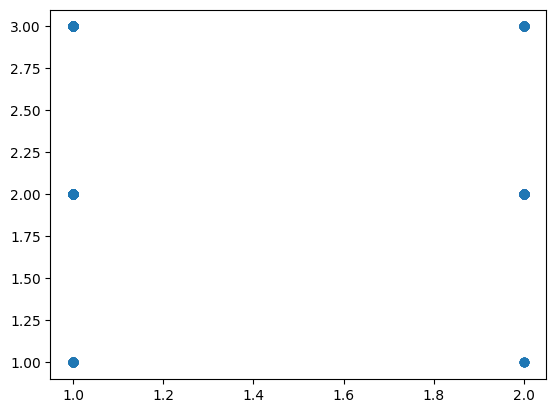
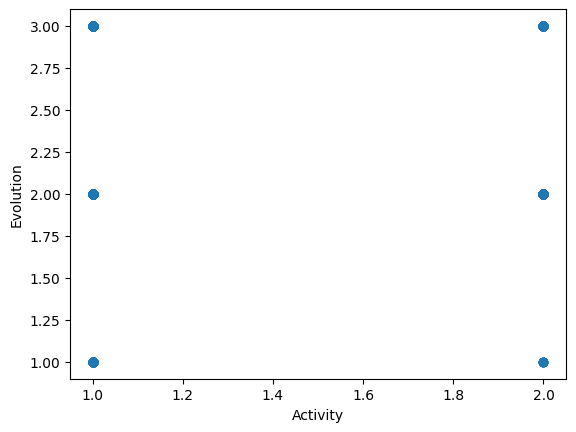
The change to this notebook cell's code, shown as a diff; its figure went from the first image to the second:
--- before
+++ after
@@ -1,4 +1,6 @@
-dfActivityVsEvolution = pd.DataFrame({'x':df["activity"], 'y':df["evolution"]})
+ActivityVsEvolution = pd.DataFrame({'x':df["activity"], 'y':df["evolution"]})
 
-plt.scatter(dfActivityVsEvolution['x'], dfActivityVsEvolution['y'])
+plt.scatter(ActivityVsEvolution['x'], ActivityVsEvolution['y'])
+plt.xlabel("Activity")
+plt.ylabel("Evolution")
 plt.show()

Commit: Now looking at the different graphs... I'm not sure the scatter plot is the best type of graph, so I'm looking at bar graphs.